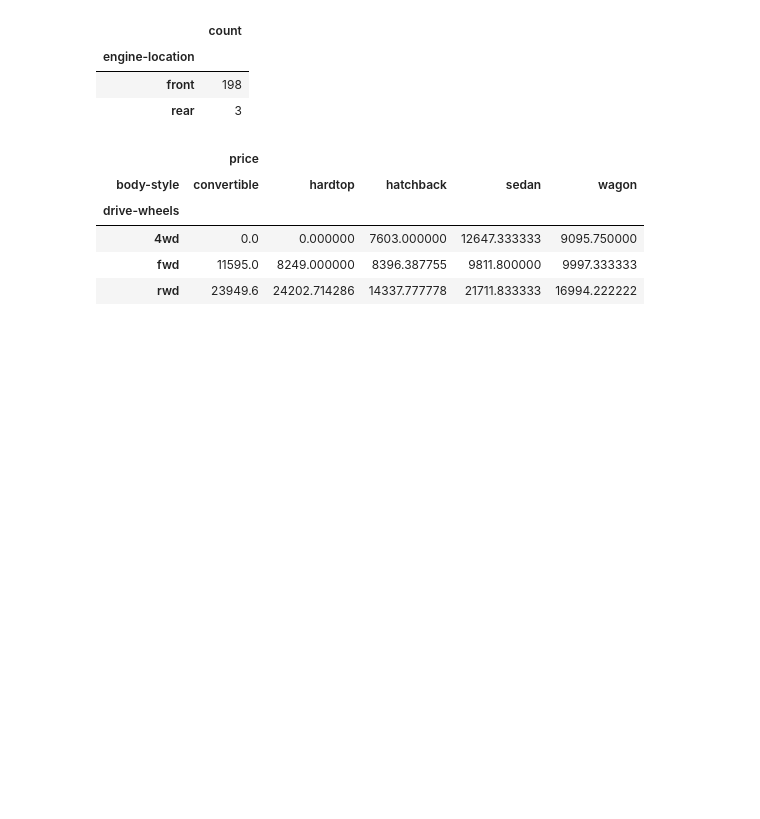
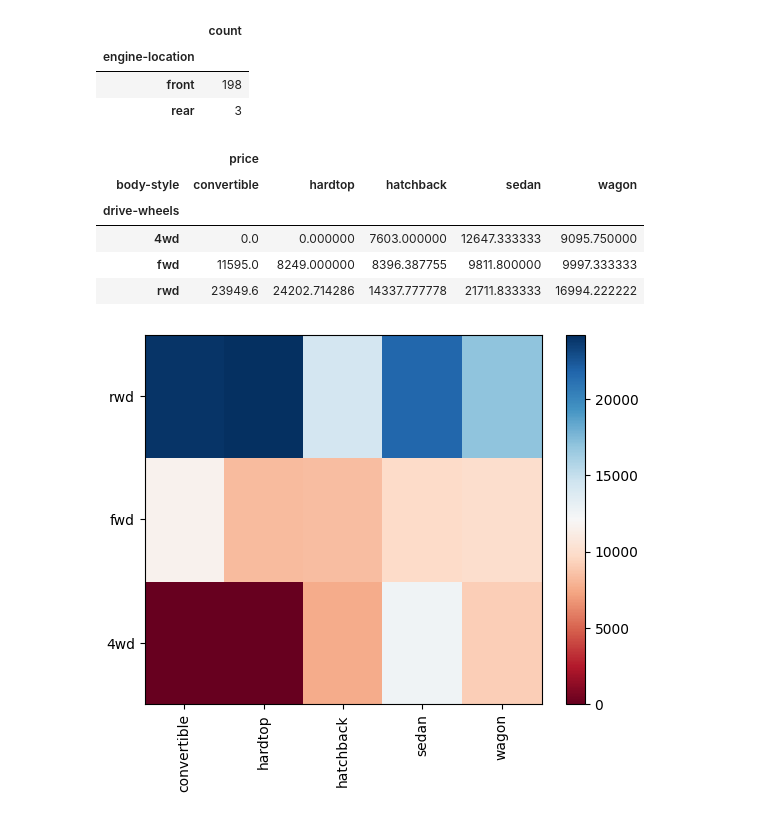
Before and after one commit to keithunt-35/ibm-cognitive-class, a Jupyter notebook: DA0101en/lab 3/EDA.ipynb, the cells around one changed output. Drawn from its saved outputs; the diff is of its cells as text; code cells hidden in the pictures; blank space fills up the shorter version.

```diff
--- a/DA0101en/lab 3/EDA.ipynb
+++ b/DA0101en/lab 3/EDA.ipynb
@@ -261,3 +261,42 @@ grouped_pivot
 | 4wd | 0.0 | 0.000000 | 7603.000000 | 12647.333333 | 9095.750000 |
 | fwd | 11595.0 | 8249.000000 | 8396.387755 | 9811.800000 | 9997.333333 |
 | rwd | 23949.6 | 24202.714286 | 14337.777778 | 21711.833333 | 16994.222222 |
+# %%
+
+
+# grouping results
+df_gptest2 = df[['body-style','price']]
+grouped_test_bodystyle = df_gptest2.groupby(['body-style'],as_index= False).mean()
+grouped_test_bodystyle
+
+#The heatmap plots the target variable (price) proportional to colour with respect to the variables 'drive-wheel' and 'body-style' on the vertical and horizontal axis, respectively. This allows us to visualize how the price is related to 'drive-wheel' and 'body-style'.
+
+#The default labels convey no useful information to us. Let's change that:
+fig, ax = plt.subplots()
+im = ax.pcolor(grouped_pivot, cmap='RdBu')
+
+#label names
+row_labels = grouped_pivot.columns.levels[1]
+col_labels = grouped_pivot.index
+
+#move ticks and labels to the center
+ax.set_xticks(np.arange(grouped_pivot.shape[1]) + 0.5, minor=False)
+ax.set_yticks(np.arange(grouped_pivot.shape[0]) + 0.5, minor=False)
+
+#insert labels
+ax.set_xticklabels(row_labels, minor=False)
+ax.set_yticklabels(col_labels, minor=False)
+
+#rotate label if too long
+plt.xticks(rotation=90)
+
+fig.colorbar(im)
+plt.show()
+
+#Visualization is very important in data science, and Python visualization packages provide great freedom. We will go more in-depth in a separate Python visualizations course.
+
+#The main question we want to answer in this module is, "What are the main characteristics which have the most impact on the car price?".
+
+#To get a better measure of the important characteristics, we look at the correlation of these variables with the car price. In other words: how is the car price dependent on this variable?
+# %% [output]
+[figure, added]
```
Also changed, not shown: parts of 15 cells of this notebook.
